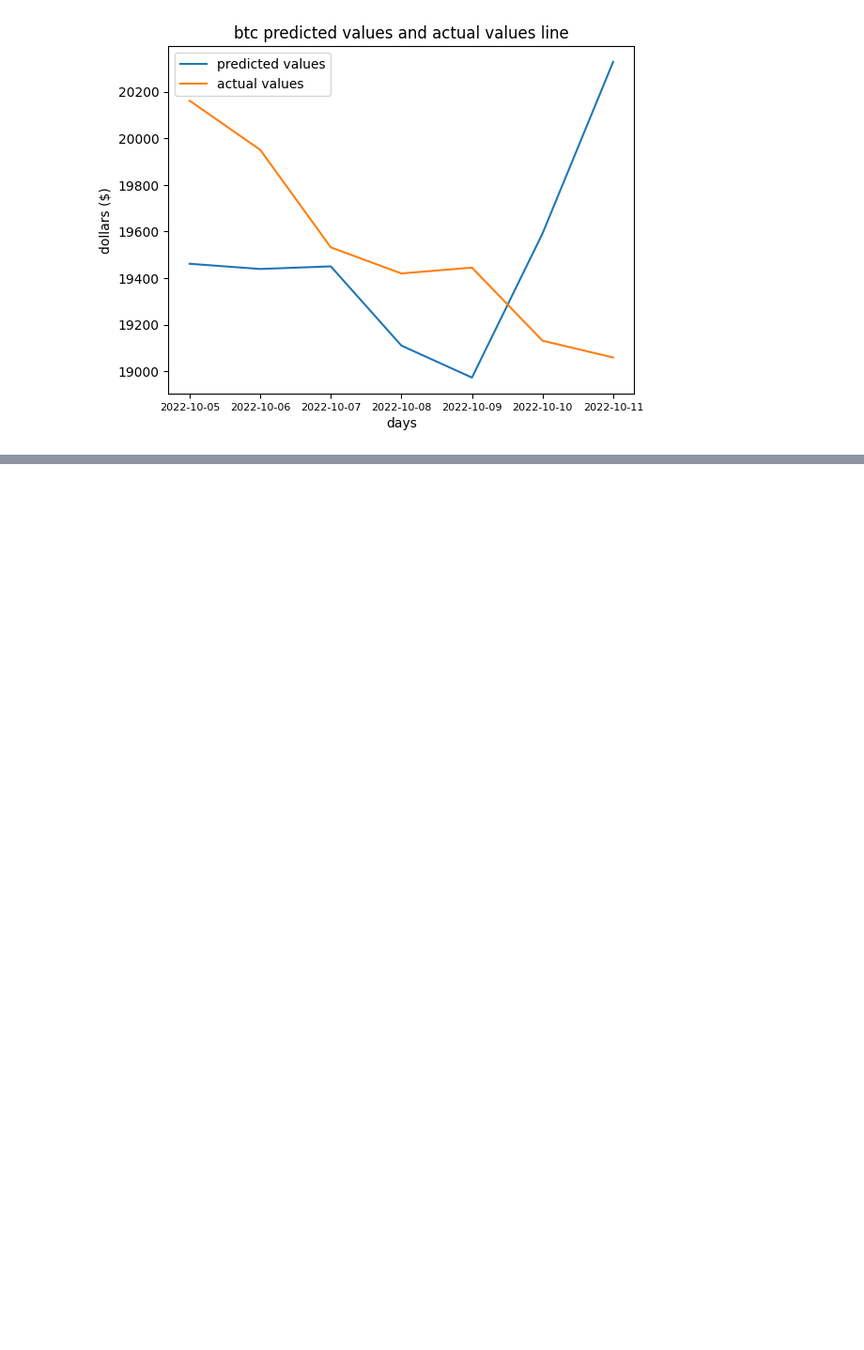
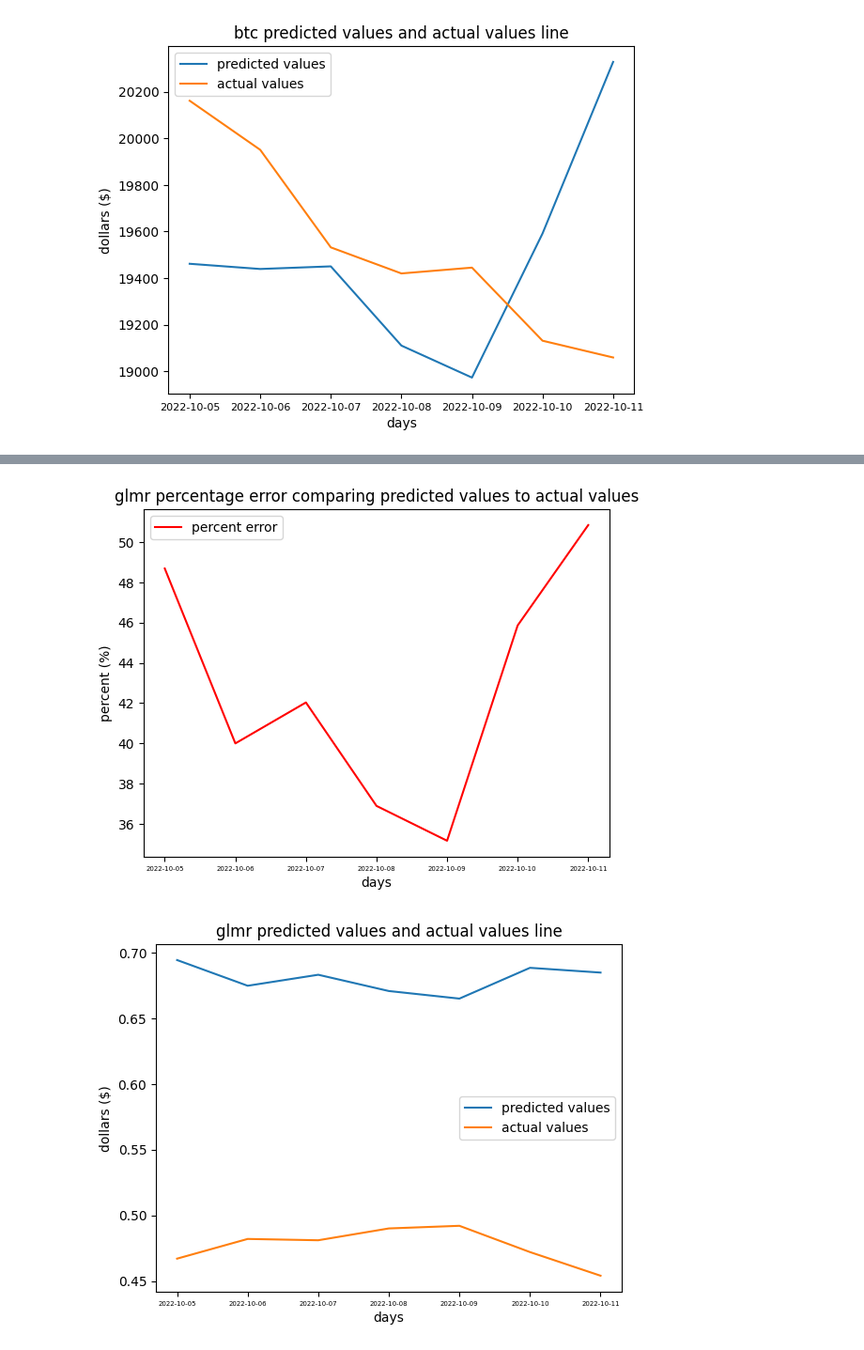
Before and after one commit to hgobir/machine_learning_suite, a Jupyter notebook: stage_3/notebooks/post_processing_script.ipynb, the cells around one changed output, grey strips where cells are left out. Shown: that part at 94% size. Drawn from its saved outputs; the diff is of its cells as text; code cells hidden in the pictures; blank space fills up the shorter version.

Commit message:
pushing stage 3

```diff
--- a/stage_3/notebooks/post_processing_script.ipynb
+++ b/stage_3/notebooks/post_processing_script.ipynb
@@ -241,0 +257,2 @@ plt.show()
+# %%
+glmr_predictions = pd.read_csv('C:/Users/Hamza/PycharmProjects/dissertation_project/stage_3/predictions/glmr_7_day_model_prediction.csv')
@@ -241,0 +270,3 @@ plt.show()
+# %%
+new_glmr_list = []
+new_percent_error_list = []
@@ -241,0 +330,26 @@ plt.show()
+# %%
+plt.plot(dates, new_percent_error_list, color = "red" ,label = "percent error")
+plt.legend()
+plt.title("glmr percentage error comparing predicted values to actual values")
+plt.xticks(fontsize=5)
+plt.xlabel('days')
+plt.ylabel('percent (%)')
+plt.savefig(f'C:/Users/Hamza/PycharmProjects/dissertation_project/data/stage_3/glmr/percent_error_line.png')
+plt.show()
+
+new_prediction_list = glmr_predictions['predicted_price_close'].values
+new_actual_list = glmr_predictions['actual_price_close'].values
+
+plt.plot(dates, new_prediction_list, label = "predicted values")
+plt.plot(dates, new_actual_list, label = "actual values")
+
+plt.legend()
+plt.title(f"glmr predicted values and actual values line")
+plt.xticks(fontsize=5)
+plt.xlabel('days')
+plt.ylabel('dollars ($)')
+plt.savefig(f'C:/Users/Hamza/PycharmProjects/dissertation_project/data/stage_3/glmr/predicted_vs_actual.png')
+plt.show()
+# %% [output]
+[figure, added]
+[figure, added]
```
Also changed, not shown: parts of 22 cells of this notebook, 25 other files.
